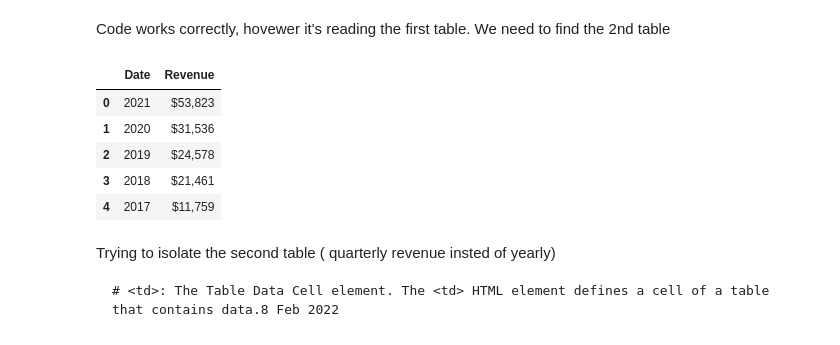
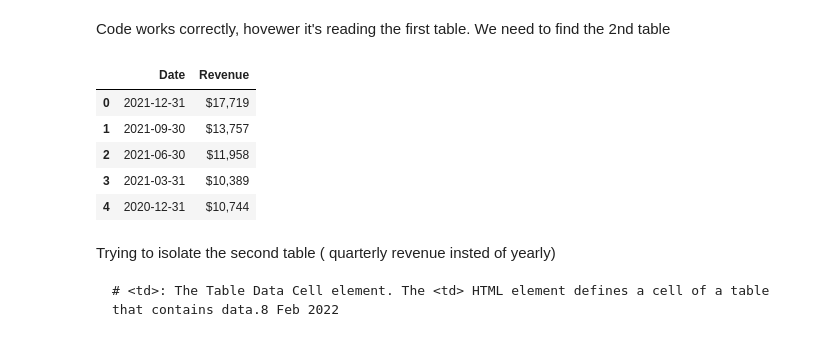
Before and after one commit to Alexey3250/Stock-Data-dashboard-in-Python, a Jupyter notebook: Stock_Dashboard.ipynb, the cells around one changed output. Drawn from its saved outputs; the diff is of its cells as text; code cells hidden in the pictures.

```diff
--- a/Stock_Dashboard.ipynb
+++ b/Stock_Dashboard.ipynb
@@ -164,28 +184,28 @@ Code works correctly, hovewer it's reading the first table. We need to find the
 # %%
 # print (soup) #basically a raw html page
 
 # creating a data frame using pandas
 tesla_revenue =pd.DataFrame(columns=["Date", "Revenue"])
 
 # First we isolate the body of the table which contains all the information
 # Then we loop through each row and find all the column values for each row
-for row in soup.find("tbody").find_all('tr'):
+for row in soup.find_all("tbody")[1].find_all('tr'):
   col = row.find_all("td")
   date = col[0].text
   revenue = col[1].text
 
   # Finally we append the data of each row to the table
   tesla_revenue = tesla_revenue.append({"Date":date, "Revenue":revenue}, ignore_index=True)
 
 # We can now print out the dataframe
 tesla_revenue.head()
 # %% [output]
 |  | Date | Revenue |
-| 0 | 2021 | $53,823 |
-| 1 | 2020 | $31,536 |
-| 2 | 2019 | $24,578 |
-| 3 | 2018 | $21,461 |
-| 4 | 2017 | $11,759 |
+| 0 | 2021-12-31 | $17,719 |
+| 1 | 2021-09-30 | $13,757 |
+| 2 | 2021-06-30 | $11,958 |
+| 3 | 2021-03-31 | $10,389 |
+| 4 | 2020-12-31 | $10,744 |
 # %% [markdown]
 Trying to isolate the second table ( quarterly revenue insted of yearly)
 
```
Also changed, not shown: parts of 6 cells of this notebook.
